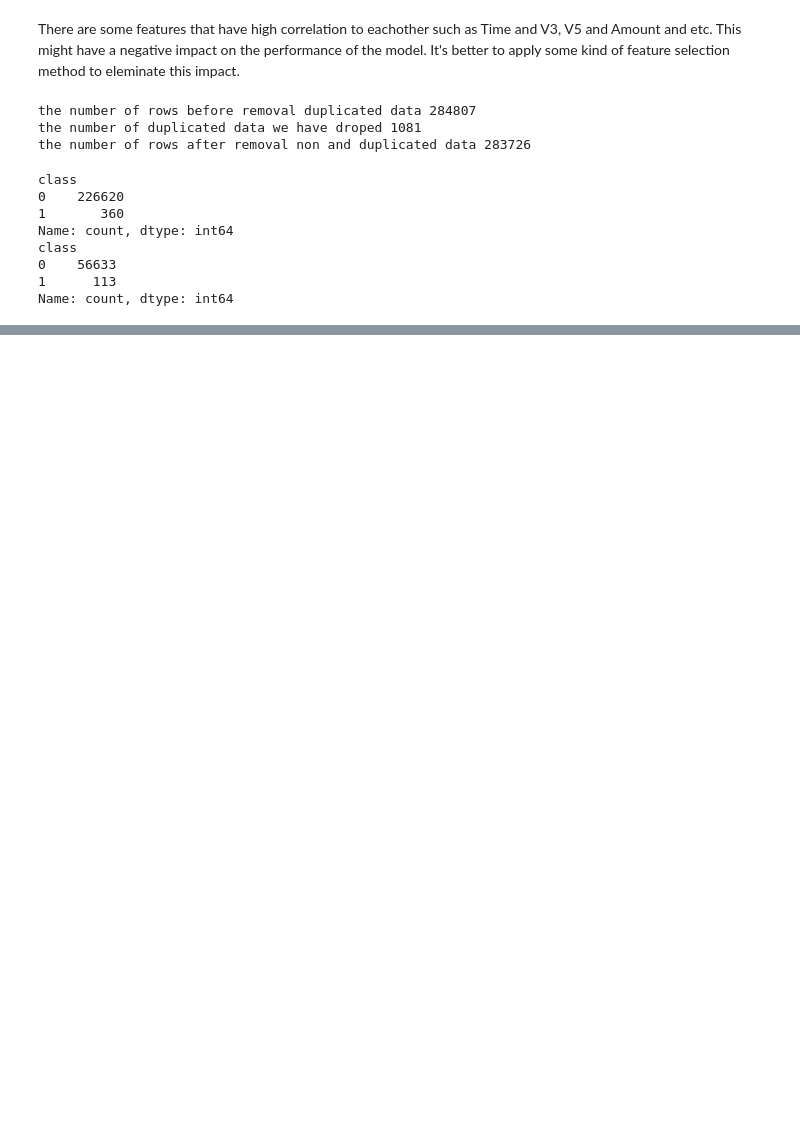
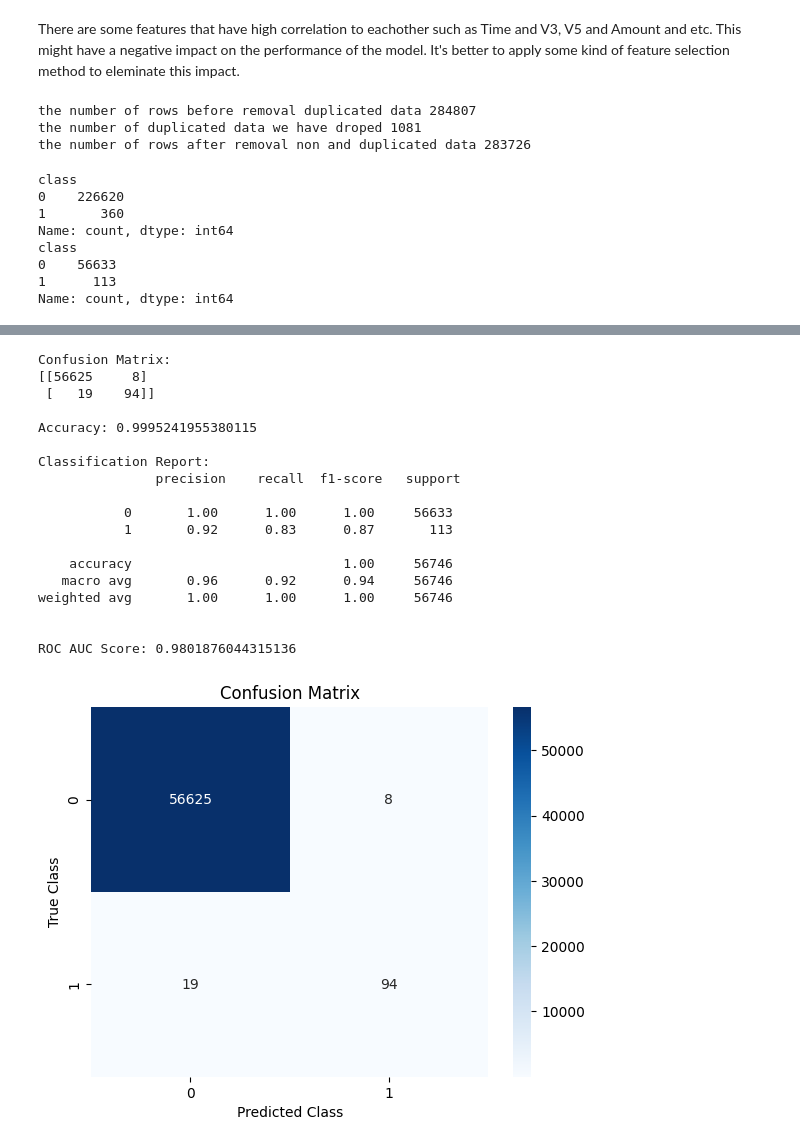
Before and after one commit to Alfred768/cs513_project, a Jupyter notebook: final_project_Gaoyi_Wu.ipynb, the cells around one changed output, grey strips where cells are left out. Cells and saved outputs as stored; diff of their text form; code cells hidden in the pictures; blank space fills up the shorter version.

```diff
--- a/final_project_Gaoyi_Wu.ipynb
+++ b/final_project_Gaoyi_Wu.ipynb
@@ -319,0 +272,43 @@ ROC AUC Score: 0.9618889140122656
+# %%
+from sklearn.ensemble import RandomForestClassifier
+rfc = RandomForestClassifier(n_estimators=100)
+model_rfc = rfc.fit(X_train_selected_scaled, y_train)
+preds = model_rfc.predict(X_test_selected_scaled)
+
+cm = confusion_matrix(y_test, preds)
+acc = accuracy_score(y_test, preds)
+report = classification_report(y_test, preds)
+roc_auc = roc_auc_score(y_test, probs[:,1])
+
+print("\nConfusion Matrix:")
+print(cm)
+print("\nAccuracy:", acc)
+print("\nClassification Report:\n", report)
+print("\nROC AUC Score:", roc_auc)
+
+ax = plt.subplot()
+sns.heatmap(cm, annot=True, fmt="d", ax=ax, cmap="Blues")
+ax.set_xlabel('Predicted Class')
+ax.set_ylabel('True Class')
+ax.set_title('Confusion Matrix')
+plt.show()
+# %% [output]
+Confusion Matrix:
+[[56625     8]
+ [   19    94]]
+
+Accuracy: 0.9995241955380115
+
+Classification Report:
+               precision    recall  f1-score   support
+
+           0       1.00      1.00      1.00     56633
+           1       0.92      0.83      0.87       113
+
+    accuracy                           1.00     56746
+   macro avg       0.96      0.92      0.94     56746
+weighted avg       1.00      1.00      1.00     56746
+
+
+ROC AUC Score: 0.9801876044315136
+[figure, added]
```
Also changed, not shown: parts of 7 cells of this notebook.
